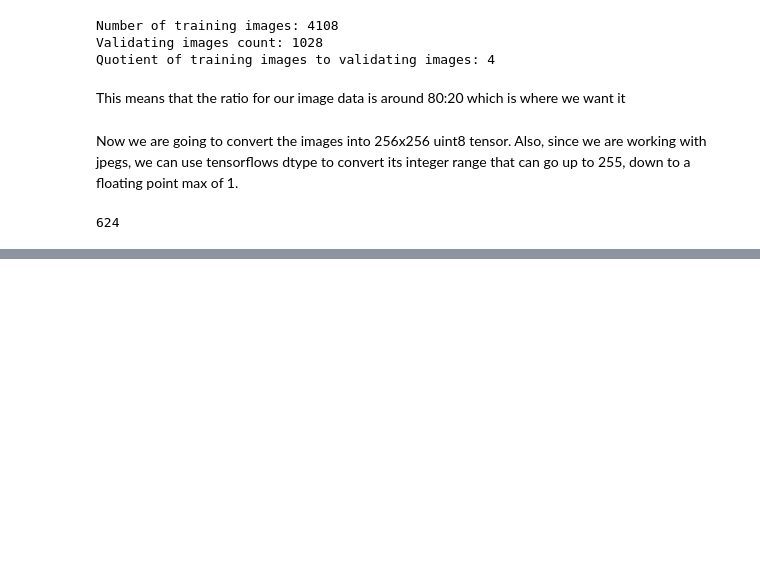
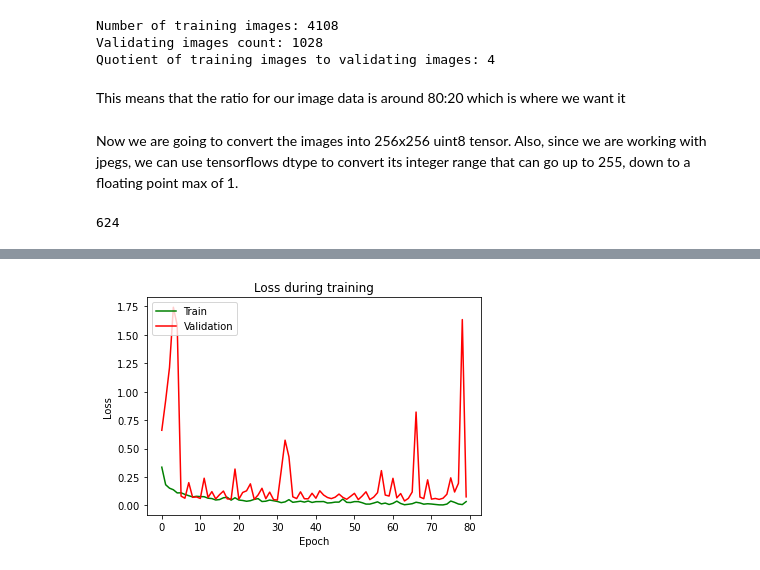
Before and after one commit to JamesFazio/aiProg, a Jupyter notebook: aiFINAL.ipynb, the cells around one changed output, grey strips where cells are left out. Drawn from its saved outputs; the diff is of its cells as text; code cells hidden in the pictures; blank space fills up the shorter version.

```diff
--- a/aiFINAL.ipynb
+++ b/aiFINAL.ipynb
@@ -157,0 +190,10 @@ Epoch 1/200
+# %%
+plt.plot(anomalyTraining.history['loss'], "green")
+plt.plot(anomalyTraining.history['val_loss'], "red")
+plt.title('Loss during training')
+plt.ylabel('Loss')
+plt.xlabel('Epoch')
+plt.legend(['Train', 'Validation'], loc = 'upper left')
+plt.show()
+# %% [output]
+[figure, added]
```
Also changed, not shown: parts of 6 cells of this notebook.
